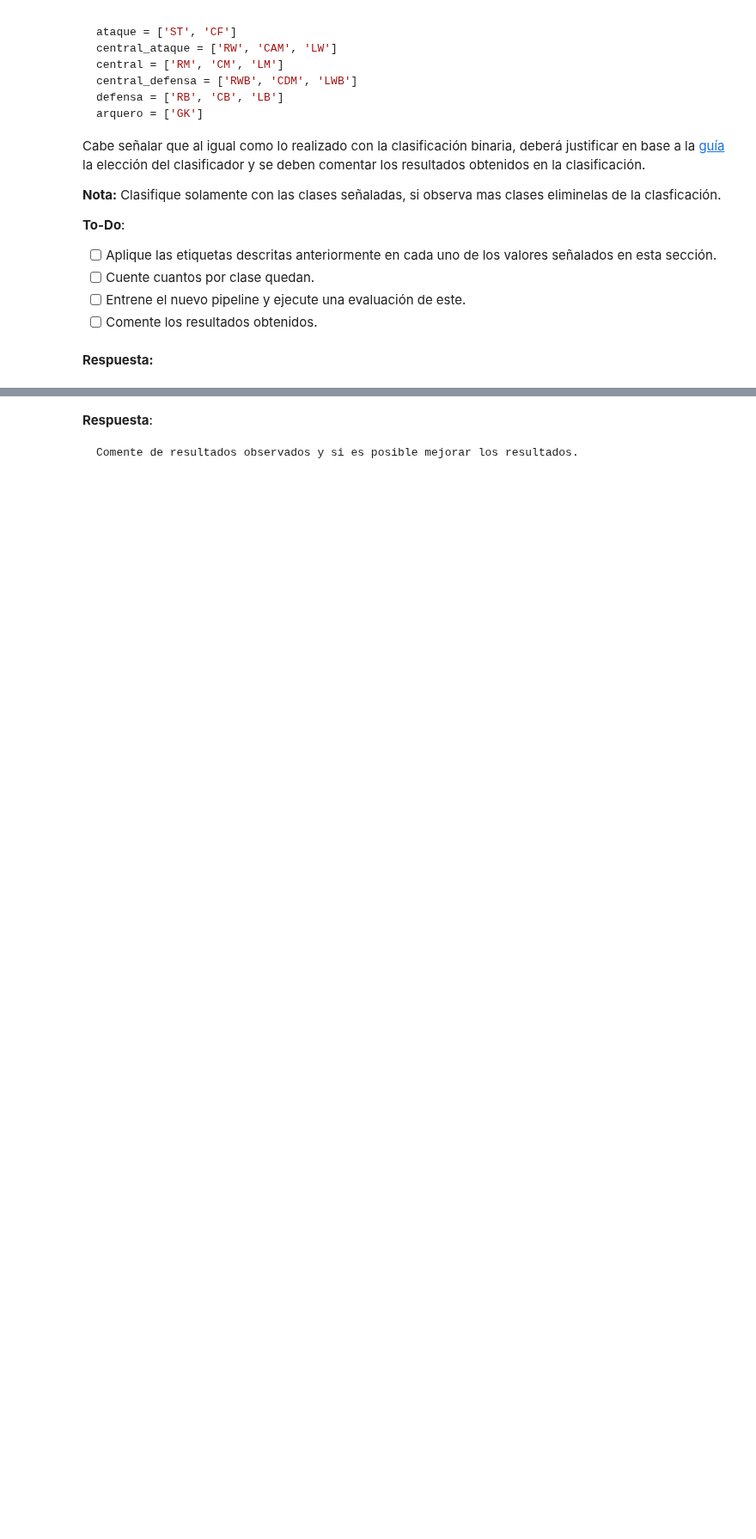
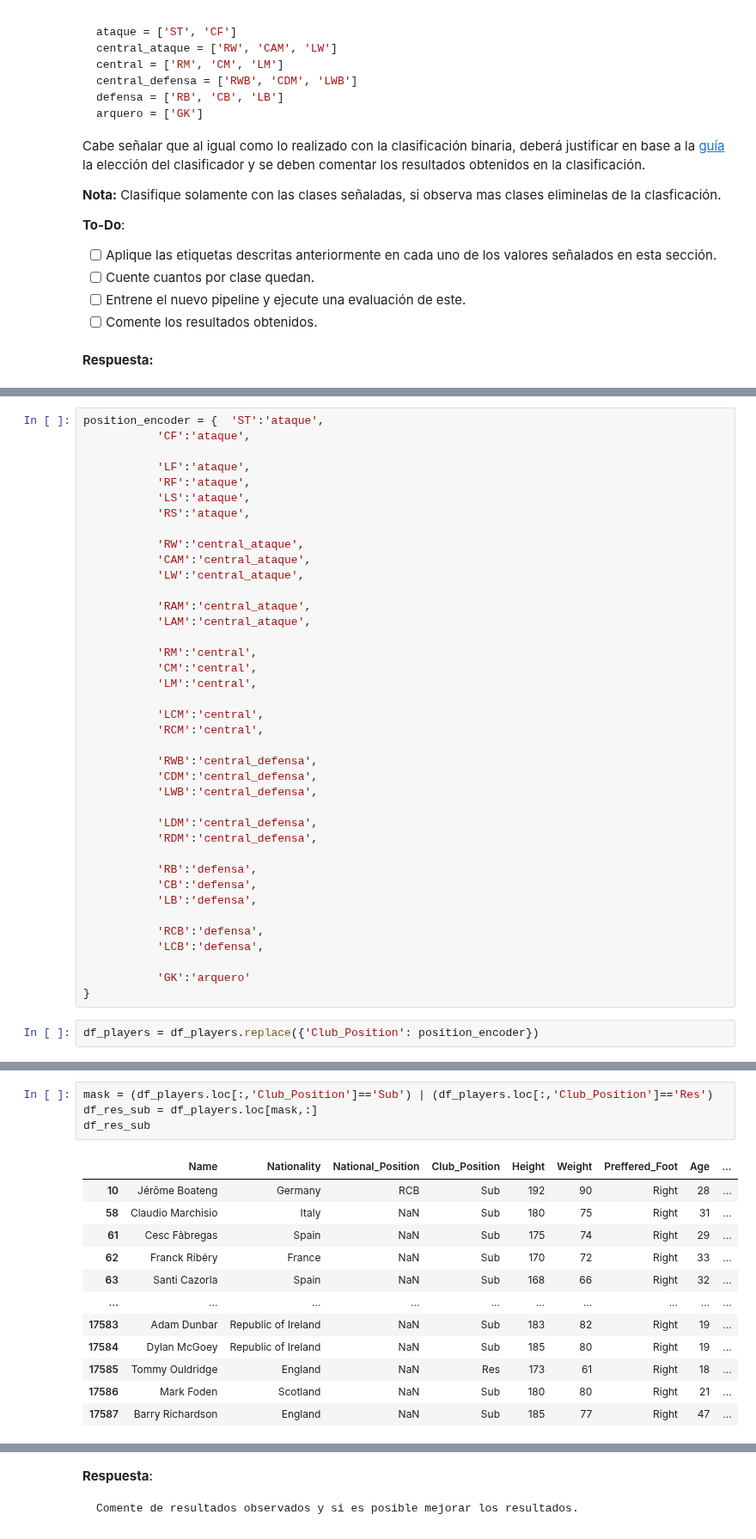
Before and after one commit to cristobalperezp/MDS7202-Laboratorio, a Jupyter notebook: Lab_8.ipynb, the cells around one changed output, grey strips where cells are left out. Shown at 86% size. Cells and saved outputs as stored; diff of their text form; blank space fills up the shorter version.

```diff
--- a/Lab_8.ipynb
+++ b/Lab_8.ipynb
@@ -268,0 +580,41 @@ Cabe señalar que al igual como lo realizado con la clasificación binaria, debe
+# %%
+position_encoder = {  'ST':'ataque',
+           'CF':'ataque',
+
+           'LF':'ataque',
+           'RF':'ataque',
+           'LS':'ataque',
+           'RS':'ataque',
+
+           'RW':'central_ataque',
+           'CAM':'central_ataque',
+           'LW':'central_ataque',
+
+           'RAM':'central_ataque',
+           'LAM':'central_ataque',
+
+           'RM':'central',
+           'CM':'central',
+           'LM':'central',
+
+           'LCM':'central',
+           'RCM':'central',
+
+           'RWB':'central_defensa',
+           'CDM':'central_defensa',
+           'LWB':'central_defensa',
+
+           'LDM':'central_defensa',
+           'RDM':'central_defensa',
+
+           'RB':'defensa',
+           'CB':'defensa',
+           'LB':'defensa',
+
+           'RCB':'defensa',
+           'LCB':'defensa',
+
+           'GK':'arquero'
+}
+# %%
+df_players = df_players.replace({'Club_Position': position_encoder})
@@ -268,0 +635,17 @@ Cabe señalar que al igual como lo realizado con la clasificación binaria, debe
+# %%
+mask = (df_players.loc[:,'Club_Position']=='Sub') | (df_players.loc[:,'Club_Position']=='Res')
+df_res_sub = df_players.loc[mask,:]
+df_res_sub
+# %% [output]
+|  | Name | Nationality | National_Position | Club_Position | Height | Weight | Preffered_Foot | Age | ... |
+| 10 | Jérôme Boateng | Germany | RCB | Sub | 192 | 90 | Right | 28 | ... |
+| 58 | Claudio Marchisio | Italy | NaN | Sub | 180 | 75 | Right | 31 | ... |
+| 61 | Cesc Fàbregas | Spain | NaN | Sub | 175 | 74 | Right | 29 | ... |
+| 62 | Franck Ribéry | France | NaN | Sub | 170 | 72 | Right | 33 | ... |
+| 63 | Santi Cazorla | Spain | NaN | Sub | 168 | 66 | Right | 32 | ... |
+| ... | ... | ... | ... | ... | ... | ... | ... | ... | ... |
+| 17583 | Adam Dunbar | Republic of Ireland | NaN | Sub | 183 | 82 | Right | 19 | ... |
+| 17584 | Dylan McGoey | Republic of Ireland | NaN | Sub | 185 | 80 | Right | 19 | ... |
+| 17585 | Tommy Ouldridge | England | NaN | Res | 173 | 61 | Right | 18 | ... |
+| 17586 | Mark Foden | Scotland | NaN | Sub | 180 | 80 | Right | 21 | ... |
+| 17587 | Barry Richardson | England | NaN | Sub | 185 | 77 | Right | 47 | ... |
```
Also changed, not shown: parts of 59 cells of this notebook.
